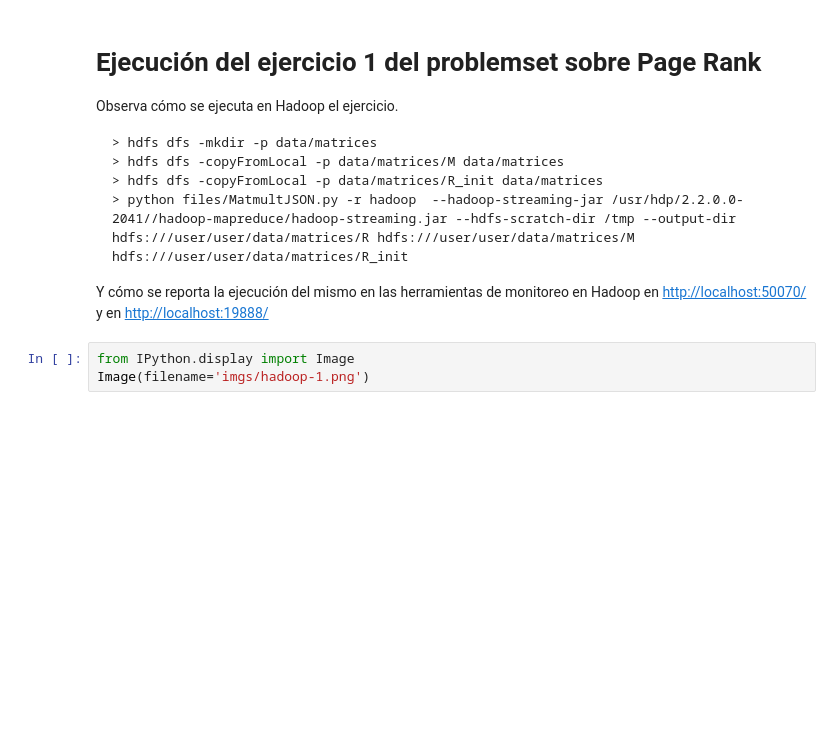
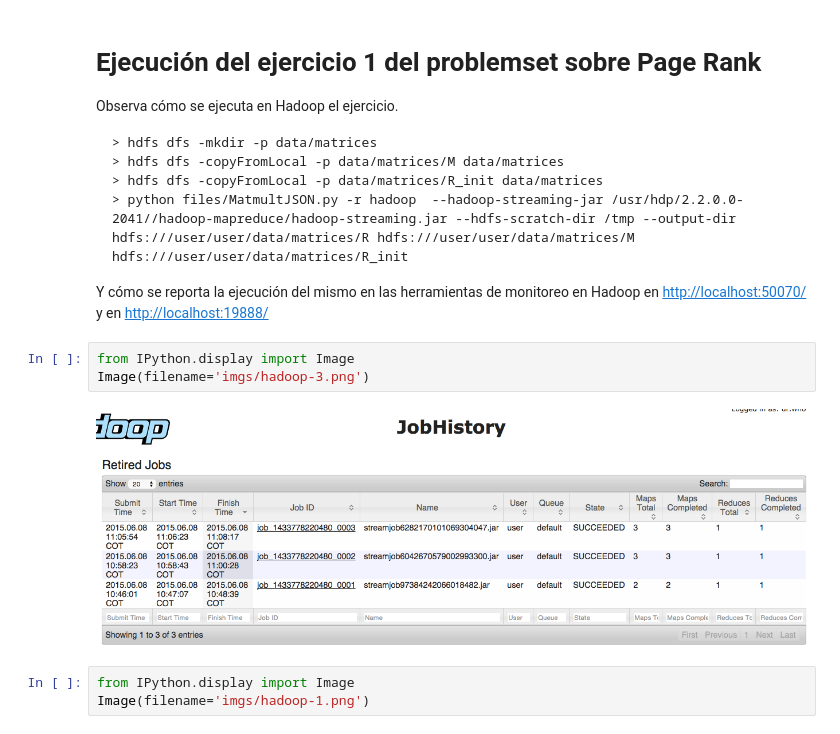
Before and after one commit to druedaplata/BIG_DATA_UIS, a Jupyter notebook: Problem Set 05 - Page Rank sobre Hadoop.ipynb, the cells around one changed output. Cells and saved outputs as stored; diff of their text form; blank space fills up the shorter version.

```diff
--- a/Problem Set 05 - Page Rank sobre Hadoop.ipynb
+++ b/Problem Set 05 - Page Rank sobre Hadoop.ipynb
@@ -10,6 +10,11 @@ Observa cómo se ejecuta en Hadoop el ejercicio.
     > python files/MatmultJSON.py -r hadoop  --hadoop-streaming-jar /usr/hdp/2.2.0.0-2041//hadoop-mapreduce/hadoop-streaming.jar --hdfs-scratch-dir /tmp --output-dir hdfs:///user/user/data/matrices/R hdfs:///user/user/data/matrices/M hdfs:///user/user/data/matrices/R_init
 
 Y cómo se reporta la ejecución del mismo en las herramientas de monitoreo en Hadoop en [http://localhost:50070/](http://localhost:50070/) y en [http://localhost:19888/](http://localhost:19888/)
+# %%
+from IPython.display import Image
+Image(filename='imgs/hadoop-3.png')
+# %% [output]
+[figure, added]
 # %%
 from IPython.display import Image
 Image(filename='imgs/hadoop-1.png')
```
Also changed, not shown: 1 other file.
